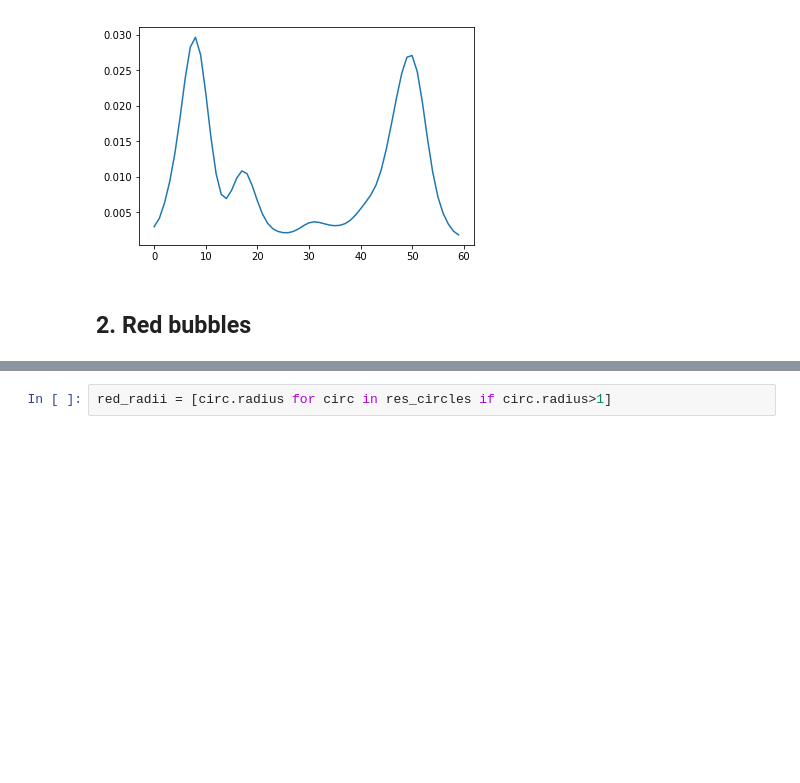
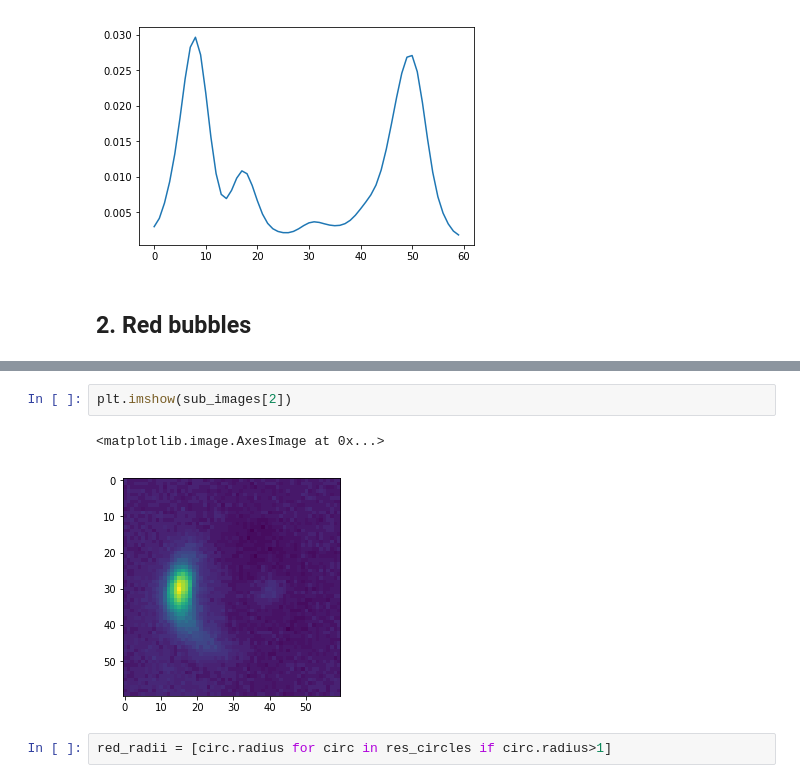
Before and after one commit to zazizizou/gradient_ansatz, a Jupyter notebook: radius_calibration.ipynb, the cells around one changed output, grey strips where cells are left out. Saved outputs shown, nothing was run; the diff lists cells and outputs as text; blank space fills up the shorter version.

```diff
--- a/radius_calibration.ipynb
+++ b/radius_calibration.ipynb
@@ -380,3 +375,8 @@ for idx, subim in enumerate(sub_images):
+# %%
+plt.imshow(sub_images[2])
+# %% [output]
+<matplotlib.image.AxesImage at 0x...>
+[figure, added]
 # %%
 red_radii = [circ.radius for circ in res_circles if circ.radius>1]
 # %%
```
Also changed, not shown: parts of 6 cells of this notebook, 3 other files.
